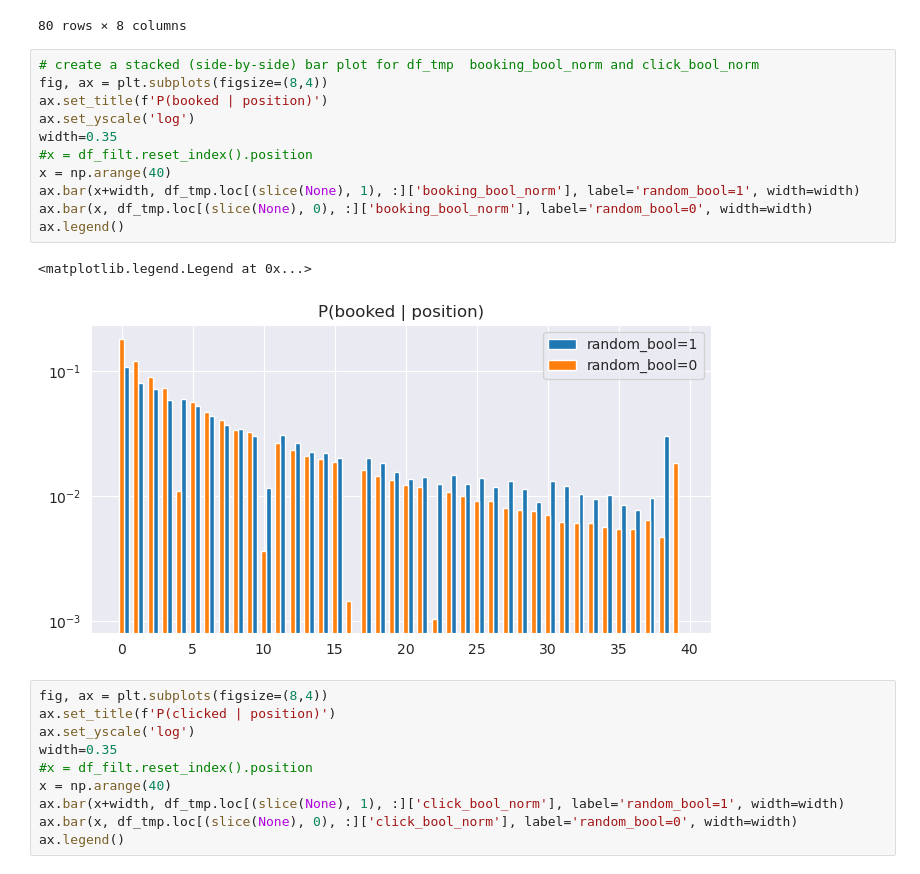
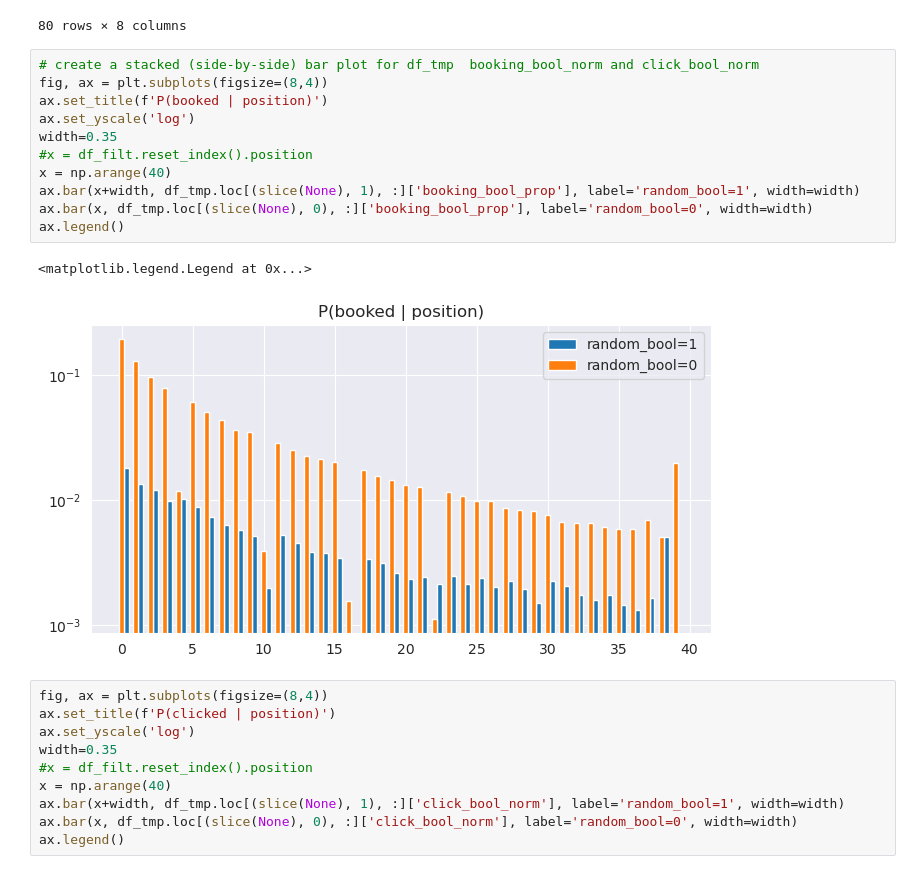
Before and after one commit to chrysapz/Expedia-Hotel-Reccomendation, a Jupyter notebook: robert.ipynb, the cells around one changed output. Drawn from its saved outputs; the diff is of its cells as text.

```diff
--- a/robert.ipynb
+++ b/robert.ipynb
@@ -213,17 +241,17 @@ df_tmp
 # %%
 # create a stacked (side-by-side) bar plot for df_tmp  booking_bool_norm and click_bool_norm
 fig, ax = plt.subplots(figsize=(8,4))
 ax.set_title(f'P(booked | position)')
 ax.set_yscale('log')
 width=0.35
 #x = df_filt.reset_index().position
 x = np.arange(40)
-ax.bar(x+width, df_tmp.loc[(slice(None), 1), :]['booking_bool_norm'], label='random_bool=1', width=width)
-ax.bar(x, df_tmp.loc[(slice(None), 0), :]['booking_bool_norm'], label='random_bool=0', width=width)
+ax.bar(x+width, df_tmp.loc[(slice(None), 1), :]['booking_bool_prop'], label='random_bool=1', width=width)
+ax.bar(x, df_tmp.loc[(slice(None), 0), :]['booking_bool_prop'], label='random_bool=0', width=width)
 ax.legend()
 # %% [output]
 <matplotlib.legend.Legend at 0x...>
-[figure, old version]
+[figure, new version]
 # %%
 fig, ax = plt.subplots(figsize=(8,4))
 ax.set_title(f'P(clicked | position)')
```
Also changed, not shown: parts of 43 cells of this notebook, 1 other file.
